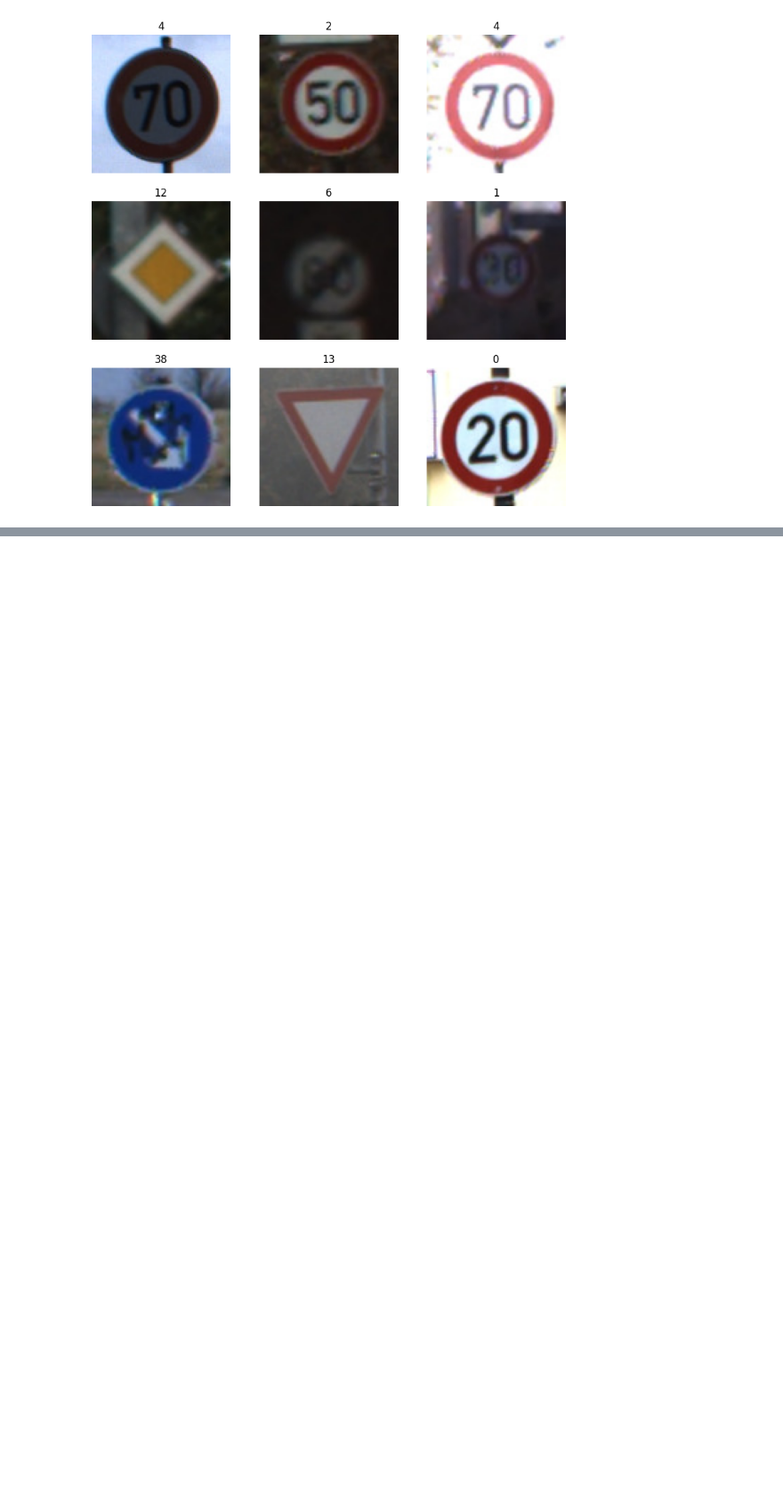
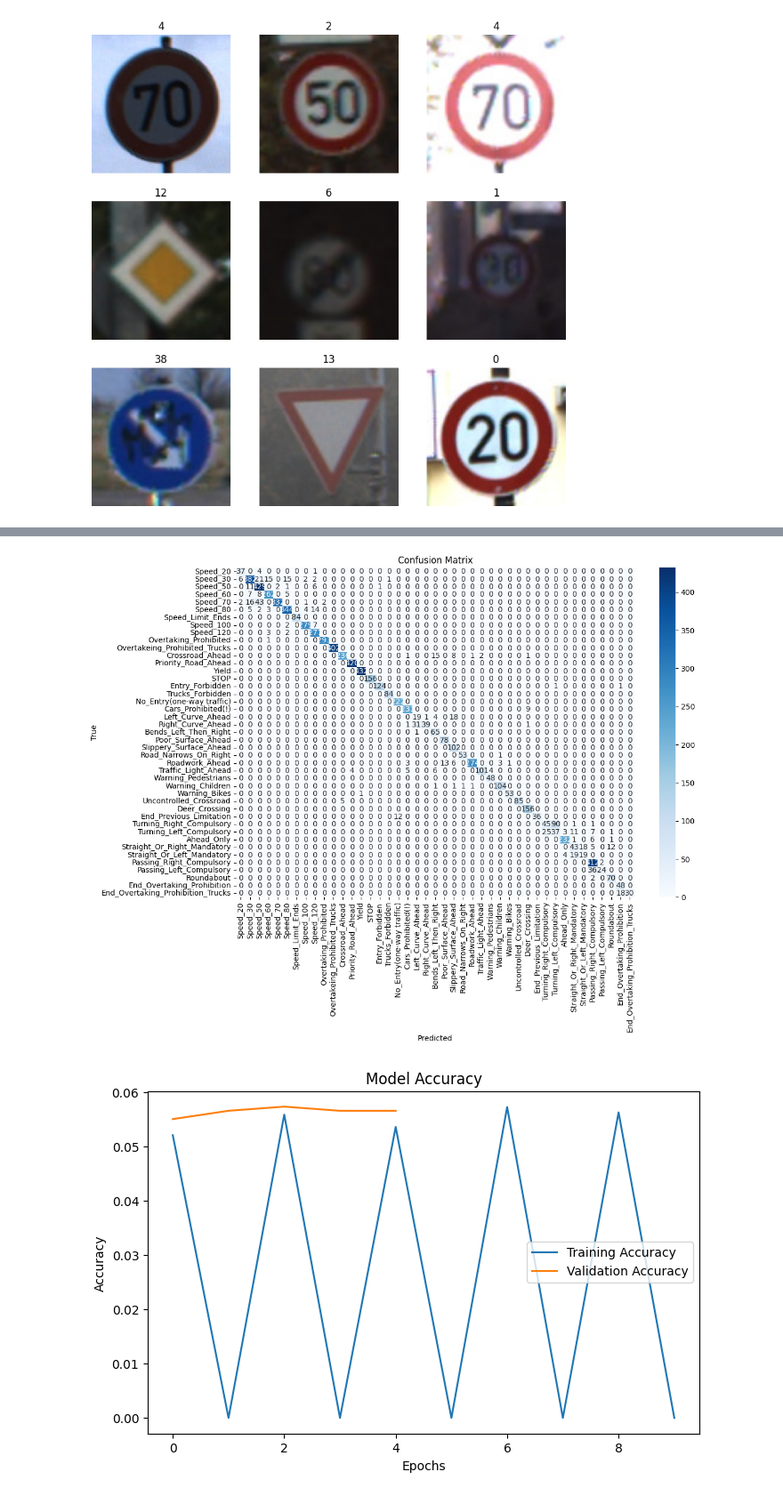
Before and after one commit to MosesIbe23/CSE450_Machine_Learning, a Jupyter notebook: notebooks/starter_signs.ipynb, the cells around one changed output, grey strips where cells are left out. Shown at 89% size. Drawn from its saved outputs; the diff is of its cells as text; code cells hidden in the pictures; blank space fills up the shorter version.

```diff
--- a/notebooks/starter_signs.ipynb
+++ b/notebooks/starter_signs.ipynb
@@ -133,13 +146,6 @@ plt.show()
 # images, labels = next(train_generator)
 # print(images.shape)  # (32, 100, 100, 3)
 # print(labels.shape)
-
-import tensorflow as tf
-from tensorflow.keras.applications import ResNet50
-from tensorflow.keras.models import Sequential
-from tensorflow.keras.layers import Dense, Flatten, Dropout
-from tensorflow.keras.preprocessing.image import ImageDataGenerator
-from tensorflow.keras.optimizers import Adam
 
 # Load the pre-trained ResNet50 model without the top classification layers
 base_model = ResNet50(weights='imagenet', include_top=False, input_shape=(100, 100, 3))
@@ -198,12 +204,20 @@ validation_generator = validation_datagen.flow_from_directory(
     seed=42)
 
 # Train the model
+import math
+
+# Calculate steps per epoch
+train_steps = math.ceil(train_generator.samples / train_generator.batch_size)
+validation_steps = math.ceil(validation_generator.samples / validation_generator.batch_size)
+
+# Train the model
+early_stopping = EarlyStopping(monitor='val_loss', patience=5, restore_best_weights=True)
 history = model.fit(
     train_generator,
     validation_data=validation_generator,
-    epochs=10,
-    steps_per_epoch=len(train_generator),
-    validation_steps=len(validation_generator)
+    steps_per_epoch=train_steps,
+    validation_steps=validation_steps,
+    epochs=5
 )
 
 # Fine-tune the base model by unfreezing it
@@ -218,7 +232,7 @@ model.compile(
 history_finetune = model.fit(
     train_generator,
     validation_data=validation_generator,
-    epochs=5,
+    epochs=15,
     steps_per_epoch=len(train_generator),
     validation_steps=len(validation_generator)
 )
@@ -228,3 +357,27 @@ history_finetune = model.fit(
+# %%
+import matplotlib.pyplot as plt
+import seaborn as sns
+
+# Plot confusion matrix
+plt.figure(figsize=(12, 8))
+sns.heatmap(conf_matrix, annot=True, fmt='d', cmap='Blues', xticklabels=target_names, yticklabels=target_names)
+plt.title('Confusion Matrix')
+plt.xlabel('Predicted')
+plt.ylabel('True')
+plt.show()
+
+# Plot training and validation accuracy
+plt.figure(figsize=(8, 5))
+plt.plot(history.history['accuracy'], label='Training Accuracy')
+plt.plot(history.history['val_accuracy'], label='Validation Accuracy')
+plt.title('Model Accuracy')
+plt.xlabel('Epochs')
+plt.ylabel('Accuracy')
+plt.legend()
+plt.show()
+# %% [output]
+[figure, added]
+[figure, added]
 # %% [markdown]
 ## Testing the model
 Once you have built and trained your model, the next step is to run the mini holdout images through it and see how well your model does at making predictions for images it has never seen before.
```
Also changed, not shown: parts of 4 cells of this notebook.
